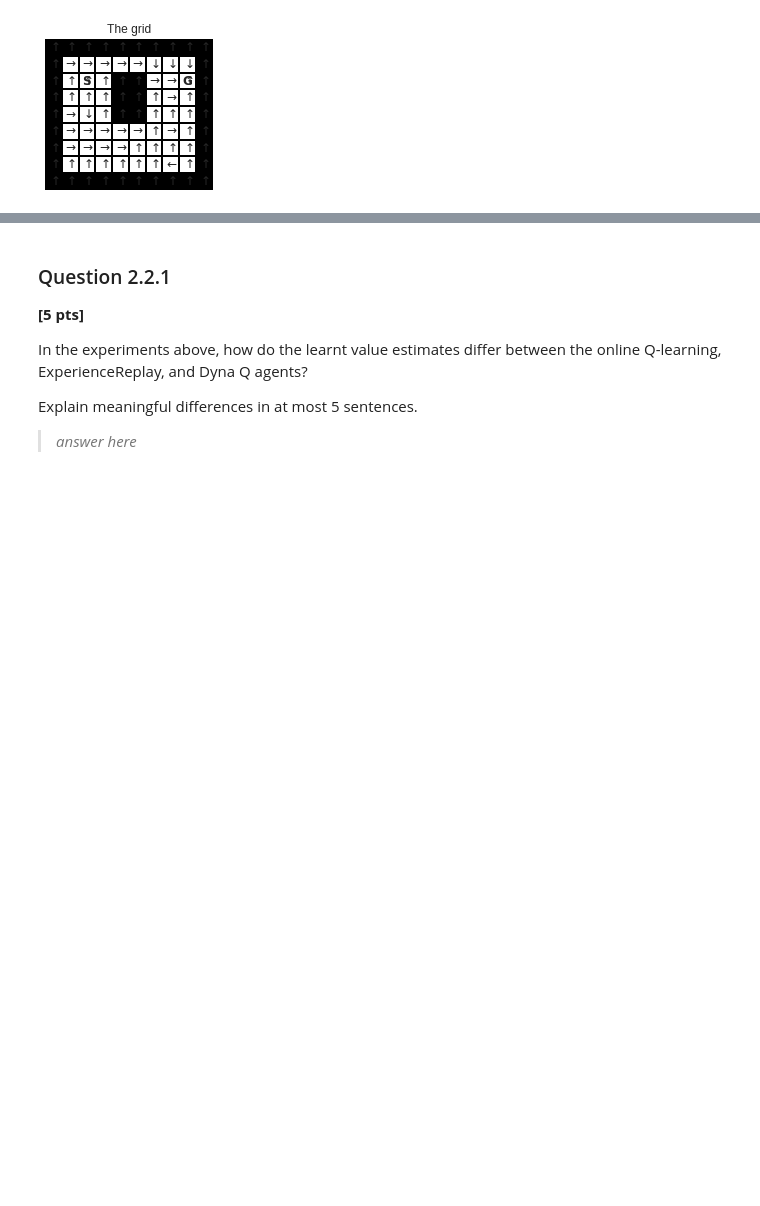
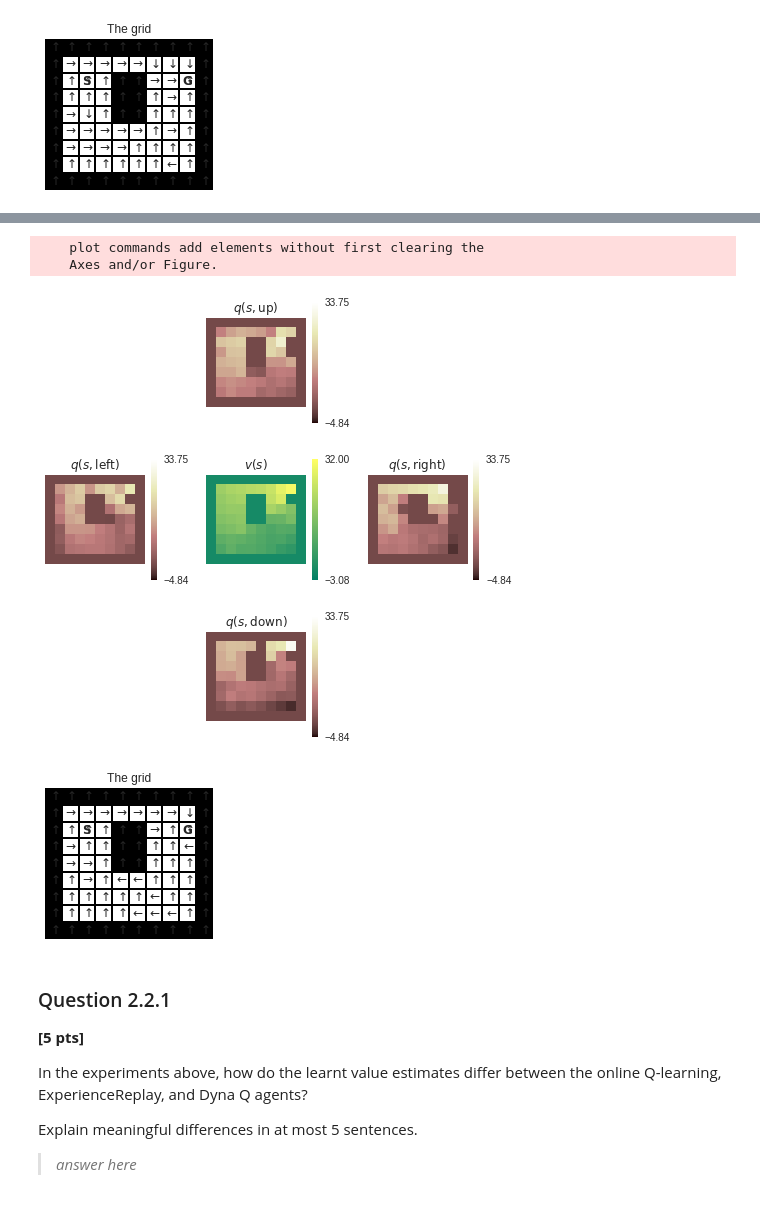
Before and after one commit to bouracha/reinforcement_learning, a Jupyter notebook: 18071890_RL_hw3.ipynb, the cells around one changed output, grey strips where cells are left out. Drawn from its saved outputs; the diff is of its cells as text; code cells hidden in the pictures; blank space fills up the shorter version.

```diff
--- a/18071890_RL_hw3.ipynb
+++ b/18071890_RL_hw3.ipynb
@@ -458,7 +458,7 @@ class TabularModel(object):
     self.discounts = np.zeros([number_of_states, number_of_actions])
 
   def next_state(self, s, a):
-    return self.state_transitions[s, a]
+    return int(self.state_transitions[s, a])
 
   def reward(self, s, a):
     return self.rewards[s, a]
@@ -625,22 +624,3 @@ So, the `step` function conceptually looks as follows:
   1. Update values: $Q(S, A)$ with Q-learning, using transition $(S, A, R, \gamma, S')$
 
 **Note 2**: in practice, when building larger agents, it's often advisable to bound the size of the *replay buffer*, but this is **not** required in this experiments.
-# %%
-class DynaQ(object):
-
-  def __init__(
-      self, number_of_states, number_of_actions, initial_state,
-      behaviour_policy, num_offline_updates=0, step_size=0.1):
-    pass
-
-  @property
-  def q_values(self):
-    pass
-
-  def step(self, reward, discount, next_state):
-    s = self._state
-    a = self._action
-    r = reward
-    g = discount
-    next_s = next_state
-    pass
@@ -755,12 +786,18 @@ plot_greedy_policy(grid, q)
 # %%
 # DynaQ
 grid = Grid()
 agent = DynaQ(
   grid._layout.size, 4, grid.get_obs(),
   random_policy, num_offline_updates=30, step_size=0.1)
 run_experiment(grid, agent, int(1e3))
 q = agent.q_values.reshape(grid._layout.shape + (4,))
 plot_action_values(q)
+plot_greedy_policy(grid, q)
+# %% [output]
+    plot commands add elements without first clearing the
+    Axes and/or Figure.
+[figure, added]
+[figure, added]
 # %% [markdown]
 ### Question 2.2.1
 
```
Also changed, not shown: parts of 6 cells of this notebook.
